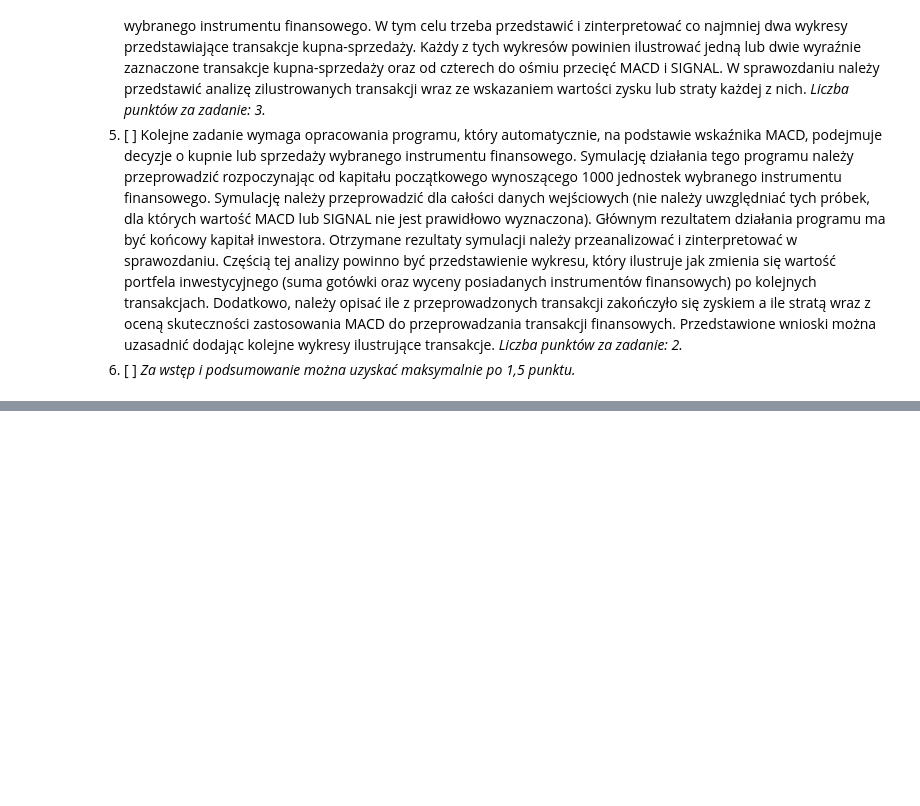
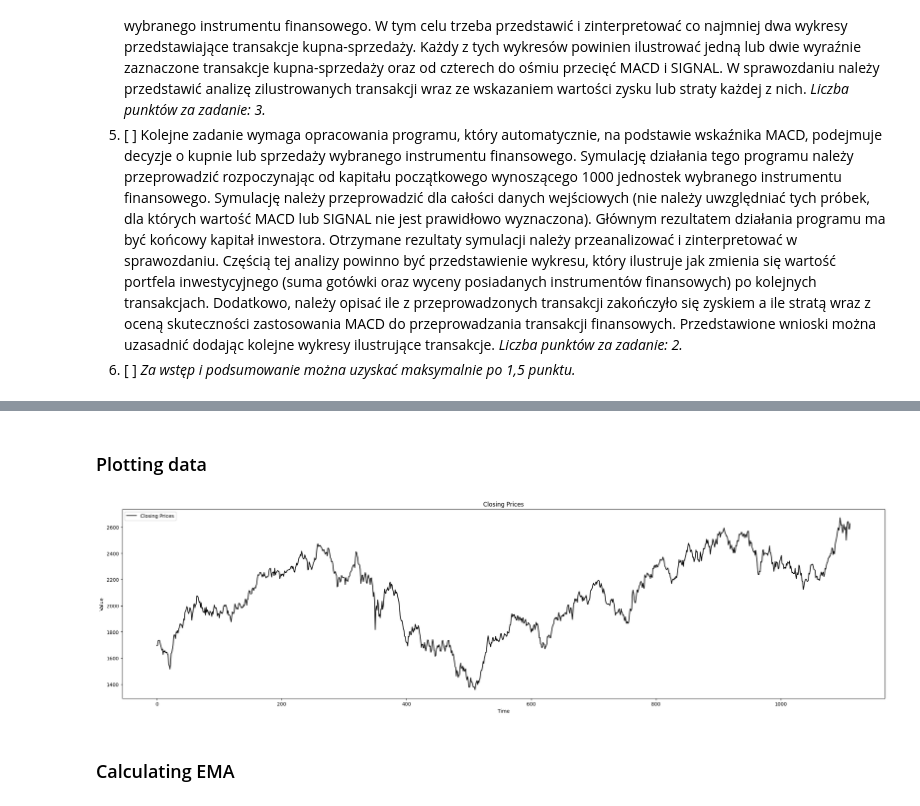
Before and after one commit to KociszewskaMarta/MN_proj1, a Jupyter notebook: projekt.ipynb, the cells around one changed output, grey strips where cells are left out. Cells and saved outputs as stored; diff of their text form; code cells hidden in the pictures; blank space fills up the shorter version.

Commit message:
done up to detecting and plotting buy sell signals

```diff
--- a/projekt.ipynb
+++ b/projekt.ipynb
@@ -56,0 +67,21 @@ Możliwe do używania biblioteki:
+# %%
+def extract_data():
+    """
+    Extract the 'Data' and 'Zamkniecie' columns from the CSV file
+    Returns
+    -------
+    data : pandas.DataFrame, the extracted data from the CSV file with 'Data' and 'Zamkniecie' columns
+    """
+    # Load the CSV file
+    df = pd.read_csv('wig20_d.csv')
+
+    # Extract the 'Data' and 'Zamkniecie' columns
+    data_from_file = df[['Data', 'Zamkniecie']]
+
+    return data_from_file
+# %%
+data = extract_data()
+print(data) # Print the data
+
+# Extract the 'Zamkniecie' column
+closing_prices = data['Zamkniecie'].values
@@ -56,0 +103,17 @@ Możliwe do używania biblioteki:
+# %% [markdown]
+### Plotting data
+# %%
+def plot_data(data):
+    plt.figure(figsize=(28, 7))
+    plt.plot(data['Zamkniecie'], label='Closing Prices', color='black')
+    plt.xlabel('Time')
+    plt.ylabel('Value')
+    plt.title('Closing Prices')
+    plt.legend()
+    plt.show()
+# %%
+plot_data(data)
+# %% [output]
+[figure, added]
+# %% [markdown]
+### Calculating EMA
```
Also changed, not shown: parts of 28 cells of this notebook, 1 other file.
